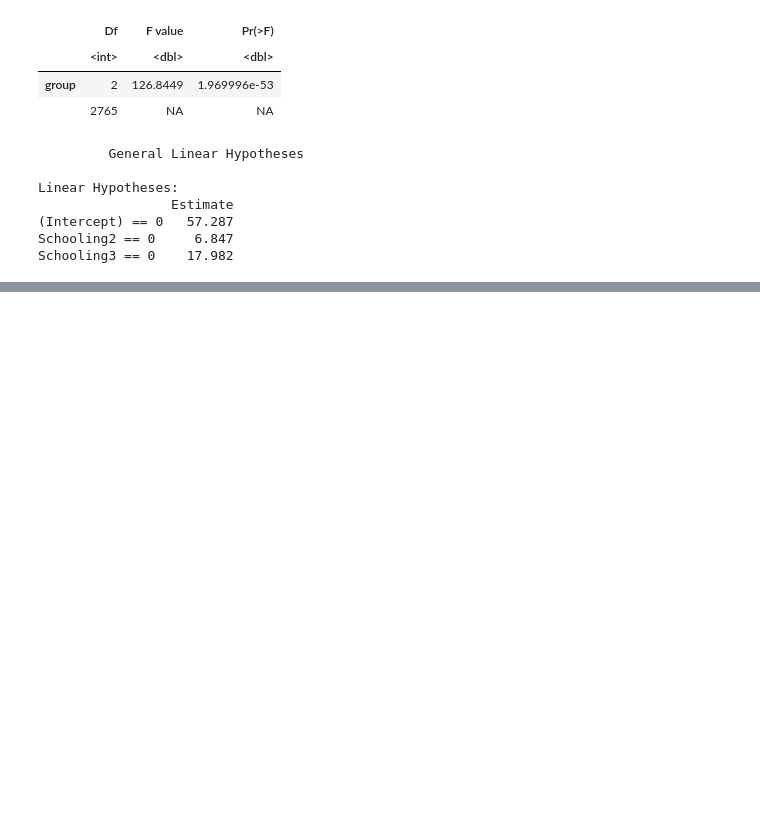
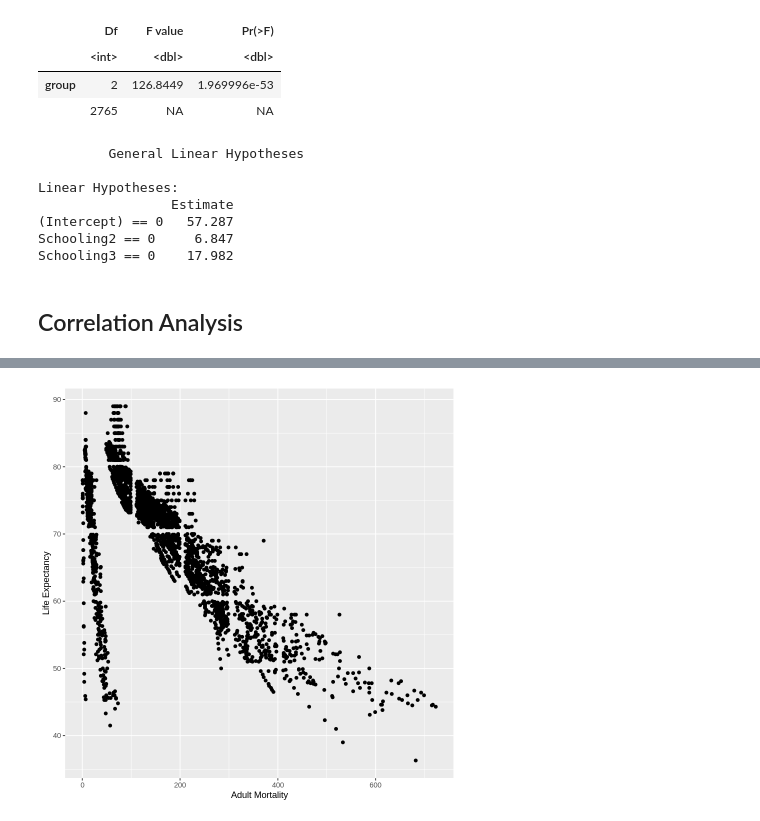
Before and after one commit to GeorgeM2000/Life-Expectancy-Analysis, a Jupyter notebook: Life_Expectancy_Analysis.ipynb, the cells around one changed output, grey strips where cells are left out. Drawn from its saved outputs; the diff is of its cells as text; code cells hidden in the pictures; blank space fills up the shorter version.

```diff
--- a/Life_Expectancy_Analysis.ipynb
+++ b/Life_Expectancy_Analysis.ipynb
@@ -423,3 +456,8 @@ Linear Hypotheses:
 (Intercept) == 0   57.287
 Schooling2 == 0     6.847
 Schooling3 == 0    17.982
+# %% [markdown]
+## Correlation Analysis
+# %%
+ggplot(le, aes(x=`Adult Mortality`, y=`Life Expectancy`)) + geom_point() + labs(x="Adult Mortality", y="Life Expectancy")
+# %% [output]
@@ -425,0 +466 @@ Schooling3 == 0    17.982
+[figure, added]
```
Also changed, not shown: parts of 8 cells of this notebook.
